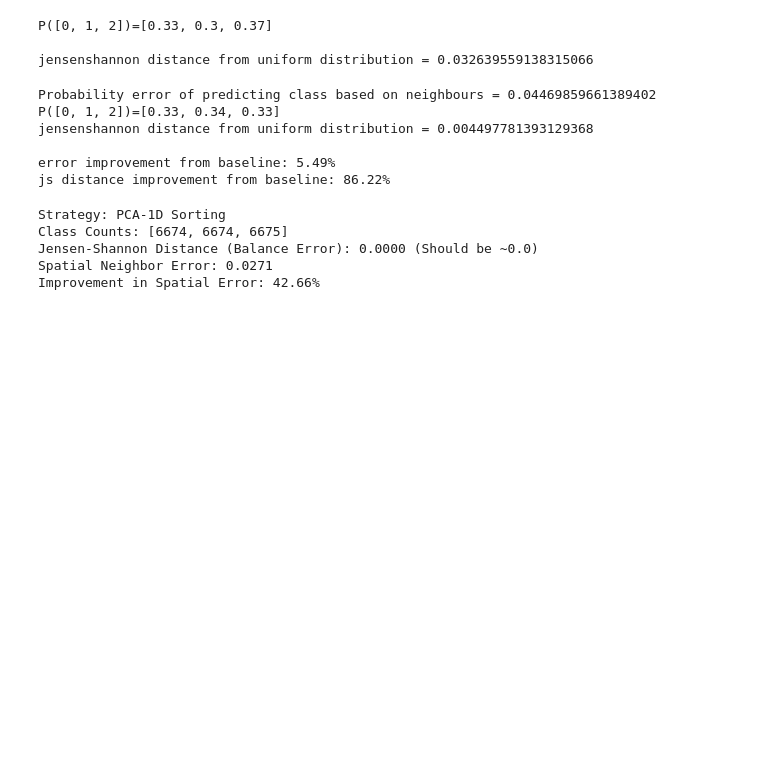
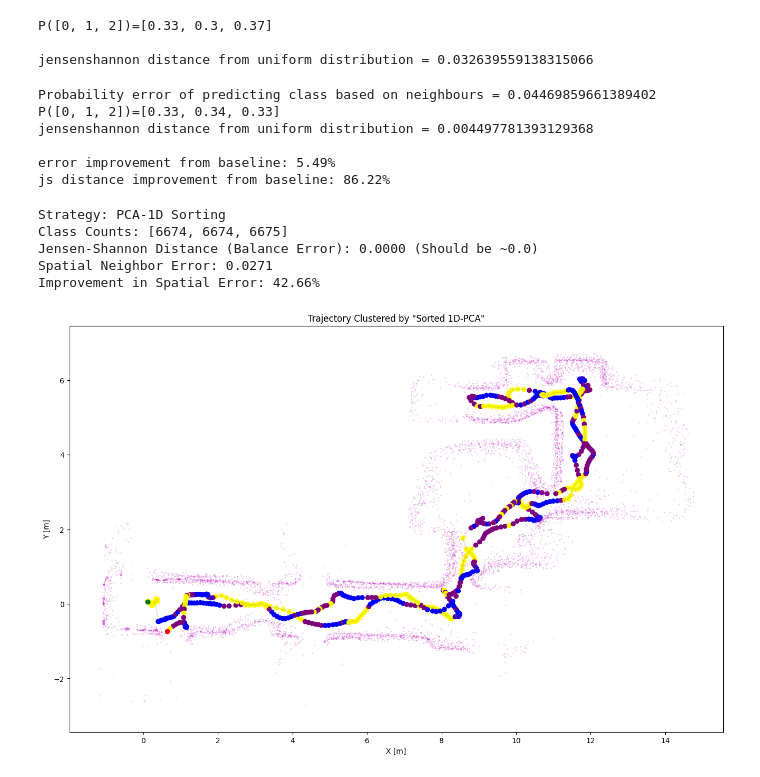
Before and after one commit to LahavBarak/data_exercise_external, a Jupyter notebook: preliminary_colab.ipynb, the cells around one changed output. Saved outputs shown, nothing was run; the diff lists cells and outputs as text; code cells hidden in the pictures; blank space fills up the shorter version.

Commit message:
updated visualization of improved solution

```diff
--- a/preliminary_colab.ipynb
+++ b/preliminary_colab.ipynb
@@ -450,50 +450,84 @@ ranges_1d = pca_1d.fit_transform(scaler.transform(ranges)).flatten()
 sorted_indices = np.argsort(ranges_1d)
 
 # Create an empty label array
-labeled_ranges_sorted = np.zeros_like(ranges_1d, dtype=int)
+labels_sorted = np.zeros_like(ranges_1d, dtype=int)
 N = len(ranges_1d)
 
 # Assign labels based on the sorted position (33% chunks)
 # Chunk 1: Class 0
-labeled_ranges_sorted[sorted_indices[:N//3]] = 0
+labels_sorted[sorted_indices[:N//3]] = 0
 # Chunk 2: Class 1
-labeled_ranges_sorted[sorted_indices[N//3 : 2*N//3]] = 1
+labels_sorted[sorted_indices[N//3 : 2*N//3]] = 1
 # Chunk 3: Class 2
-labeled_ranges_sorted[sorted_indices[2*N//3:]] = 2
+labels_sorted[sorted_indices[2*N//3:]] = 2
 
 # --- 2. Calculate the Metrics (Spatial Error & Uniformity) ---
 
 # Metric A: Spatial Consistency (KNN on x,y)
 X_loc = np.vstack((x, y)).T
-Y_target = labeled_ranges_sorted
+Y_target = labels_sorted
 Y_target_reshaped = np.expand_dims(Y_target, axis=1)
 
 knn_model = KNeighborsRegressor(n_neighbors=3)
 knn_model.fit(X_loc, Y_target_reshaped)
 Y_pred = knn_model.predict(X_loc)
 
 # Error is 1 if prediction (rounded) doesn't match actual label
 err_vec = np.round(Y_pred) != Y_target_reshaped
 spatial_error = np.sum(err_vec) / N
 
 # Metric B: Distribution Uniformity (Jensen-Shannon)
 # Calculate actual probabilities
 counts = [np.sum(Y_target == i) for i in [0, 1, 2]]
 p_actual = np.array(counts) / N
 p_uniform = [1/3, 1/3, 1/3]
 js_dist = jensenshannon(p_uniform, p_actual)
 
 # --- 3. Results ---
 print(f"Strategy: PCA-1D Sorting")
 print(f"Class Counts: {counts}")
 print(f"Jensen-Shannon Distance (Balance Error): {js_dist:.4f} (Should be ~0.0)")
 print(f"Spatial Neighbor Error: {spatial_error:.4f}")
 
 # Optional: Compare with previous 'err' if available in your variables
 print(f"Improvement in Spatial Error: {abs(spatial_error - err)*100/err:.2f}%")
+
+# --- 4. Visualization ---
+
+# Define colors for the 3 classes (e.g., yellow, purple, Blue)
+colors_map = np.array(['yellow', 'purple', 'blue'])
+# Map the labels to actual color strings
+point_colors = colors_map[labels_sorted]
+
+# Subsample for plotting (every 31st point) to match previous plots
+sub_idx = slice(None, None, 31)
+
+plt.figure(figsize=(16, 10), dpi=100)
+
+# 1. Background: Point Cloud
+plt.plot(pc_x_r_[valid_inds_bool_][sub_idx],
+         pc_y_r_[valid_inds_bool_][sub_idx],
+         'm.', markersize=1, alpha=0.3)
+
+# 2. Trajectory Line (to show continuity)
+plt.plot(x[sub_idx], y[sub_idx], 'k-', alpha=0.1)
+
+# 3. Trajectory Points (Colored by our new balanced classes)
+plt.scatter(x[sub_idx], y[sub_idx], c=point_colors[sub_idx])
+
+# 4. Markers
+plt.scatter([x[0]], [y[0]], c='green')
+plt.scatter([x[-1]], [y[-1]], c='red')
+
+plt.title('Trajectory Clustered by "Sorted 1D-PCA"')
+plt.xlabel('X [m]')
+plt.ylabel('Y [m]')
+plt.axis('equal')
+plt.show()
 # %% [output]
 Strategy: PCA-1D Sorting
 Class Counts: [6674, 6674, 6675]
 Jensen-Shannon Distance (Balance Error): 0.0000 (Should be ~0.0)
 Spatial Neighbor Error: 0.0271
 Improvement in Spatial Error: 42.66%
+[figure, added]
```
